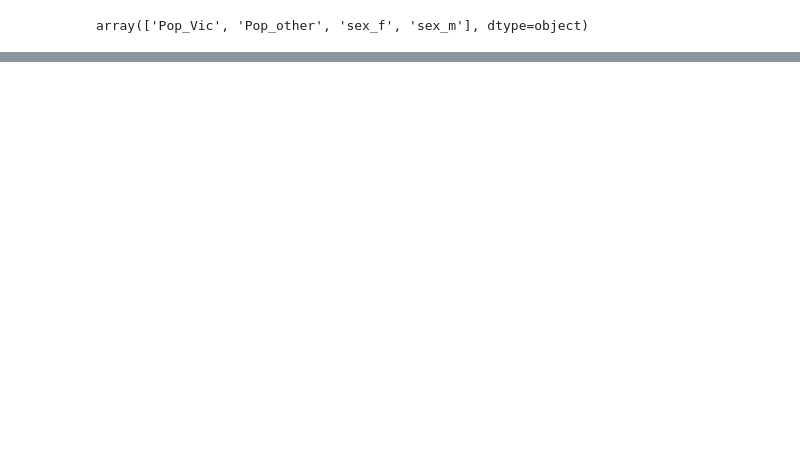
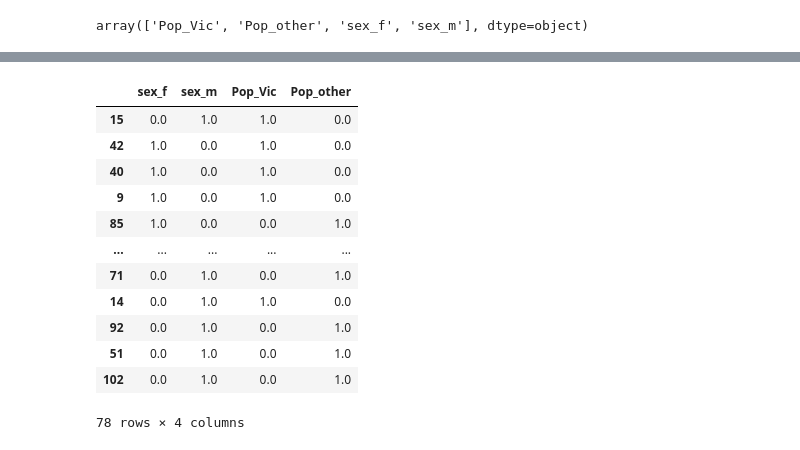
Before and after one commit to gabrielramos731/Possum-analysis, a Jupyter notebook: model_analysis.ipynb, the cells around one changed output, grey strips where cells are left out. Cells and saved outputs as stored; diff of their text form; code cells hidden in the pictures; blank space fills up the shorter version.

```diff
--- a/model_analysis.ipynb
+++ b/model_analysis.ipynb
@@ -99,0 +113,19 @@ df_train
+# %%
+vic_pop_df = pd.DataFrame(onehot.fit_transform(df_train[['sex','Pop']]).toarray(),
+             columns=onehot.get_feature_names_out(),
+             index=df_train.index)
+vic_pop_df
+# %% [output]
+|  | sex_f | sex_m | Pop_Vic | Pop_other |
+| 15 | 0.0 | 1.0 | 1.0 | 0.0 |
+| 42 | 1.0 | 0.0 | 1.0 | 0.0 |
+| 40 | 1.0 | 0.0 | 1.0 | 0.0 |
+| 9 | 1.0 | 0.0 | 1.0 | 0.0 |
+| 85 | 1.0 | 0.0 | 0.0 | 1.0 |
+| ... | ... | ... | ... | ... |
+| 71 | 0.0 | 1.0 | 0.0 | 1.0 |
+| 14 | 0.0 | 1.0 | 1.0 | 0.0 |
+| 92 | 0.0 | 1.0 | 0.0 | 1.0 |
+| 51 | 0.0 | 1.0 | 0.0 | 1.0 |
+| 102 | 0.0 | 1.0 | 0.0 | 1.0 |
+78 rows × 4 columns
```
Also changed, not shown: parts of 15 cells of this notebook.
